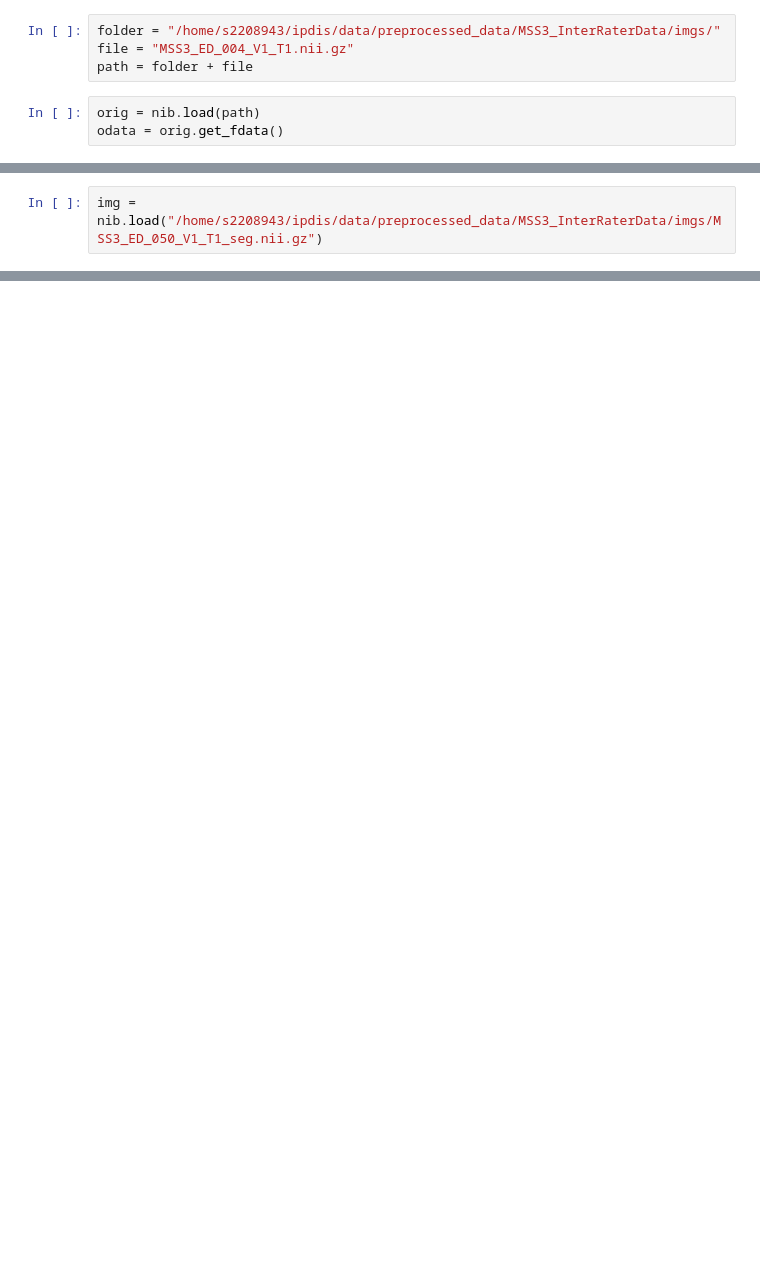
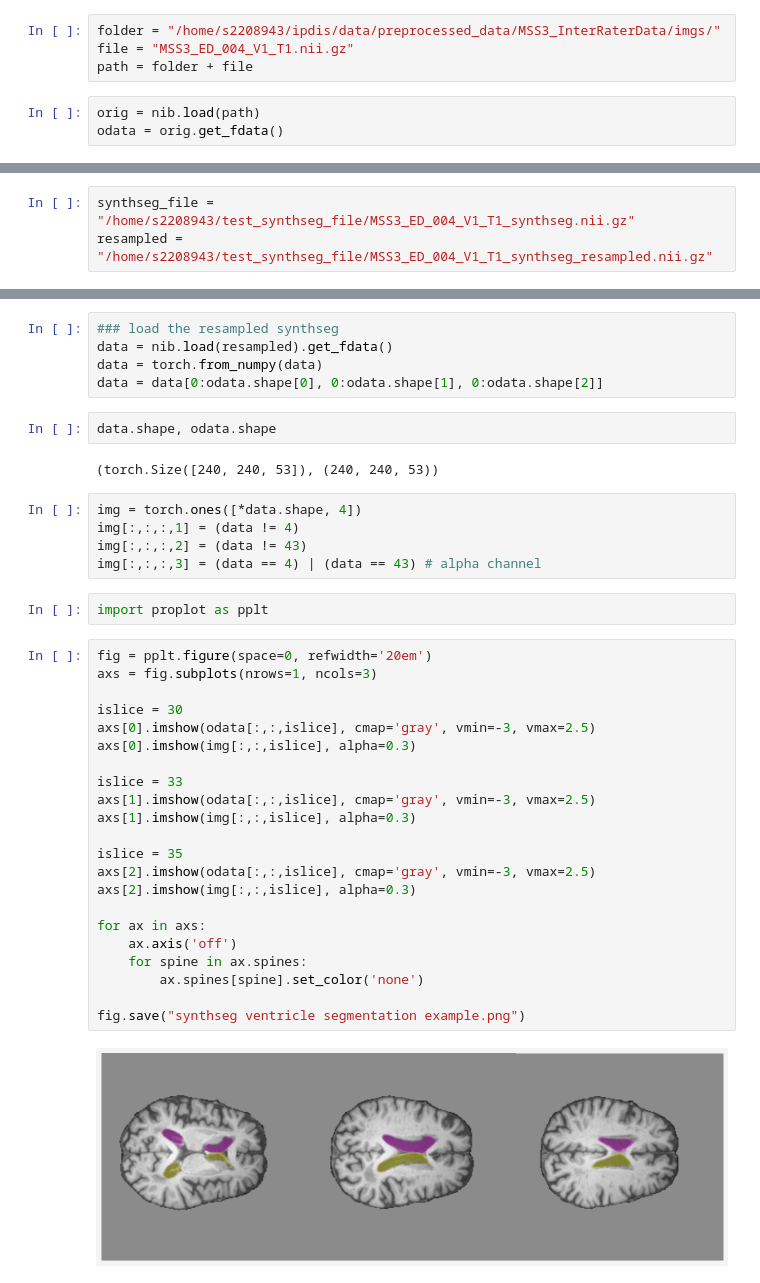
Before and after one commit to BenjaminPhi5/WMH_UQ_assessment, a Jupyter notebook: trustworthai/journal_run/interrater_experiments/Extract ventricle segmentations.ipynb, the cells around one changed output, grey strips where cells are left out. Cells and saved outputs as stored; diff of their text form; blank space fills up the shorter version.

Commit message:
got synthseg ventricle segmentation resampled perfectly which is great. Also created a plot showing the ventricle segmentaiton. Now time to create the DWMH ad PVWMH area as a separate image. Nice.

```diff
--- a/trustworthai/journal_run/interrater_experiments/Extract ventricle segmentations.ipynb
+++ b/trustworthai/journal_run/interrater_experiments/Extract ventricle segmentations.ipynb
@@ -53,2 +72,0 @@ for i, ccid in enumerate(data.unique()):
-# %%
-img = nib.load("/home/s2208943/ipdis/data/preprocessed_data/MSS3_InterRaterData/imgs/MSS3_ED_050_V1_T1_seg.nii.gz")
@@ -546,0 +76,3 @@ yes, all looks good to me
+# %%
+synthseg_file = "/home/s2208943/test_synthseg_file/MSS3_ED_004_V1_T1_synthseg.nii.gz"
+resampled = "/home/s2208943/test_synthseg_file/MSS3_ED_004_V1_T1_synthseg_resampled.nii.gz"
@@ -546,0 +87,40 @@ yes, all looks good to me
+# %%
+### load the resampled synthseg
+data = nib.load(resampled).get_fdata()
+data = torch.from_numpy(data)
+data = data[0:odata.shape[0], 0:odata.shape[1], 0:odata.shape[2]]
+# %%
+data.shape, odata.shape
+# %% [output]
+(torch.Size([240, 240, 53]), (240, 240, 53))
+# %%
+img = torch.ones([*data.shape, 4])
+img[:,:,:,1] = (data != 4)
+img[:,:,:,2] = (data != 43)
+img[:,:,:,3] = (data == 4) | (data == 43) # alpha channel
+# %%
+import proplot as pplt
+# %%
+fig = pplt.figure(space=0, refwidth='20em')
+axs = fig.subplots(nrows=1, ncols=3)
+
+islice = 30
+axs[0].imshow(odata[:,:,islice], cmap='gray', vmin=-3, vmax=2.5)
+axs[0].imshow(img[:,:,islice], alpha=0.3)
+
+islice = 33
+axs[1].imshow(odata[:,:,islice], cmap='gray', vmin=-3, vmax=2.5)
+axs[1].imshow(img[:,:,islice], alpha=0.3)
+
+islice = 35
+axs[2].imshow(odata[:,:,islice], cmap='gray', vmin=-3, vmax=2.5)
+axs[2].imshow(img[:,:,islice], alpha=0.3)
+
+for ax in axs:
+    ax.axis('off')
+    for spine in ax.spines:
+        ax.spines[spine].set_color('none')
+
+fig.save("synthseg ventricle segmentation example.png")
+# %% [output]
+[figure, added]
```
Also changed, not shown: parts of 48 cells of this notebook, 1 other file.
